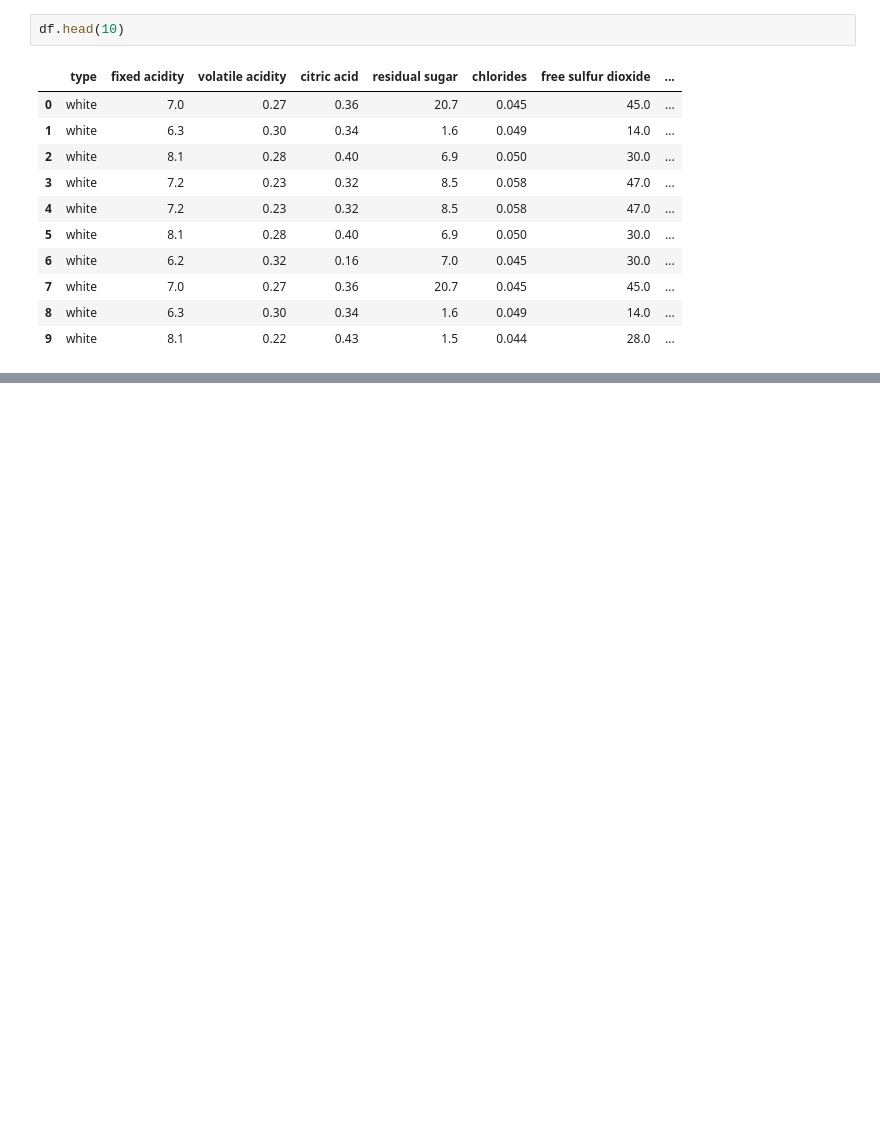
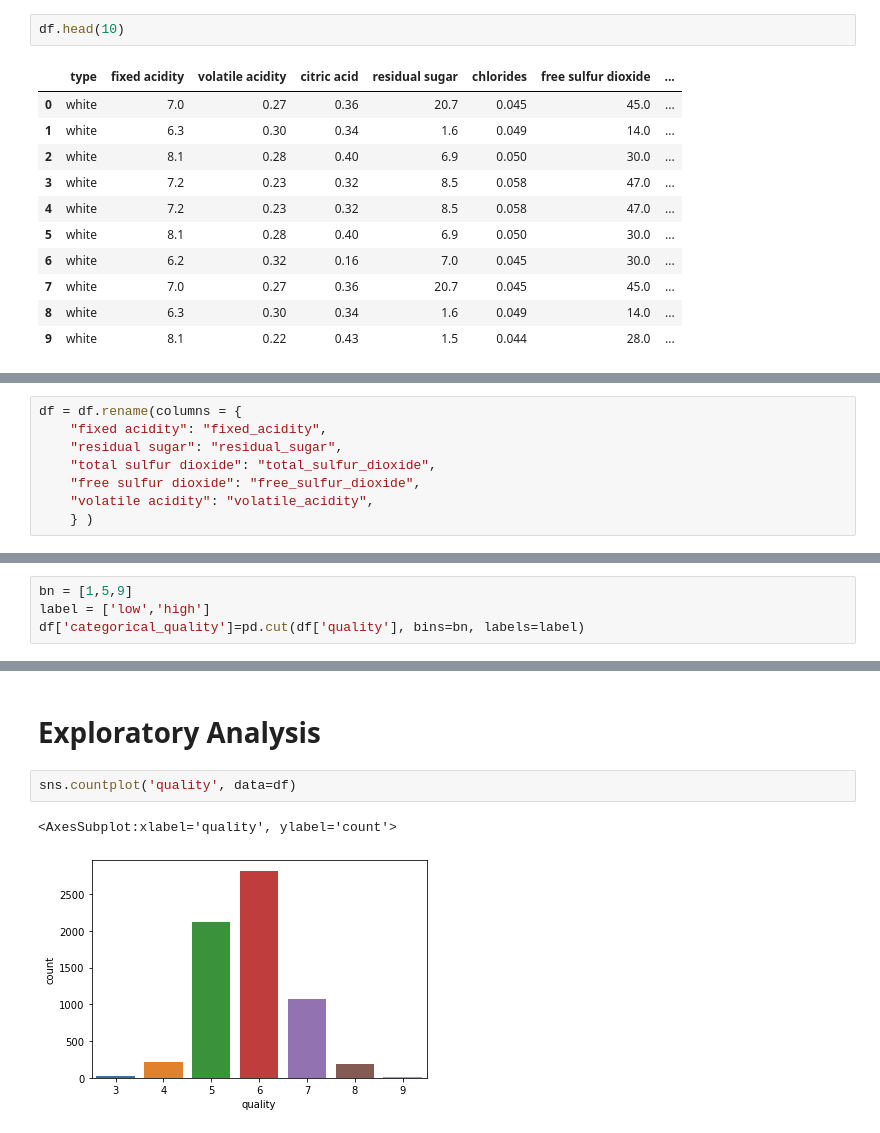
Before and after one commit to daysthroughcode/DABProject3, a Jupyter notebook: 1-Notebooks/cleaning.ipynb, the cells around one changed output, grey strips where cells are left out. Drawn from its saved outputs; the diff is of its cells as text; blank space fills up the shorter version.

```diff
--- a/1-Notebooks/cleaning.ipynb
+++ b/1-Notebooks/cleaning.ipynb
@@ -29,0 +81,8 @@ df.head(10)
+# %%
+df = df.rename(columns = {
+    "fixed acidity": "fixed_acidity",
+    "residual sugar": "residual_sugar",
+    "total sulfur dioxide": "total_sulfur_dioxide",
+    "free sulfur dioxide": "free_sulfur_dioxide",
+    "volatile acidity": "volatile_acidity",
+    } )
@@ -29,0 +93,4 @@ df.head(10)
+# %%
+bn = [1,5,9]
+label = ['low','high']
+df['categorical_quality']=pd.cut(df['quality'], bins=bn, labels=label)
@@ -29,0 +117,7 @@ df.head(10)
+# %% [markdown]
+# Exploratory Analysis
+# %%
+sns.countplot('quality', data=df)
+# %% [output]
+<AxesSubplot:xlabel='quality', ylabel='count'>
+[figure, added]
```
Also changed, not shown: parts of 53 cells of this notebook.
